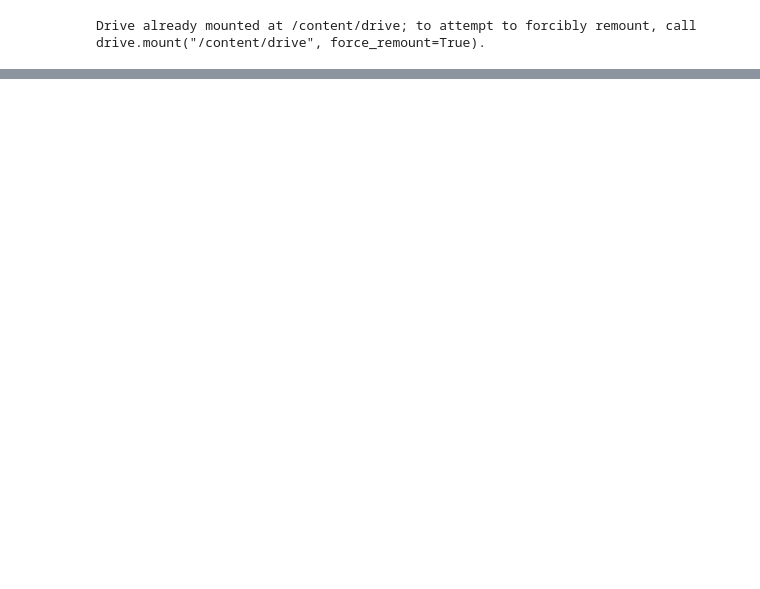
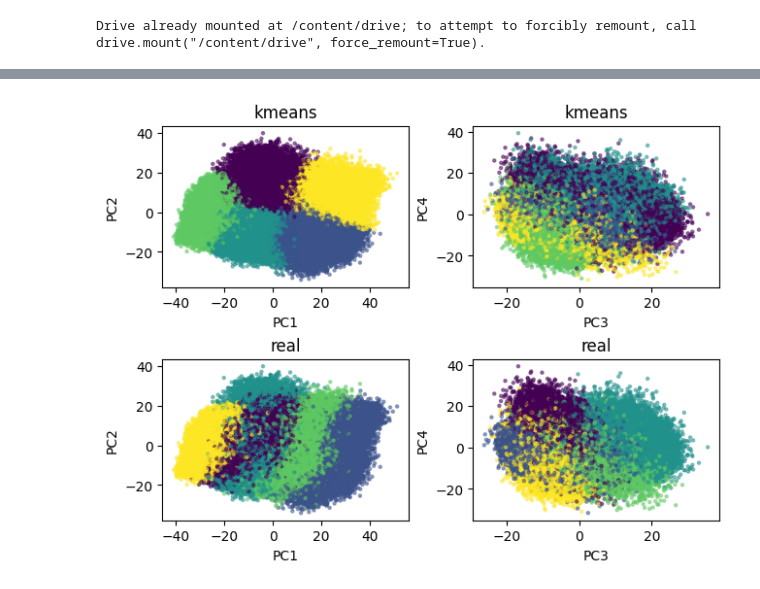
Before and after one commit to Ignacio-Ibarra/unsupervised-rice-image-segmentation, a Jupyter notebook: notebook_zip.ipynb, the cells around one changed output, grey strips where cells are left out. Saved outputs shown, nothing was run; the diff lists cells and outputs as text; code cells hidden in the pictures; blank space fills up the shorter version.

```diff
--- a/notebook_zip.ipynb
+++ b/notebook_zip.ipynb
@@ -147,0 +185,4 @@ x = pca.transform(features)
+# %%
+#kmeans = KMeans(n_clusters=len(unique_labels))
+kmeans = KMeans(n_clusters=5)
+kmeans.fit(x)
@@ -147,0 +200,25 @@ x = pca.transform(features)
+# %%
+fig, axs = plt.subplots(2,2)
+axs[0,0].scatter(x[:,0],x[:,1],s=5,c=kmeans.labels_, alpha=0.5)
+axs[0,0].set_xlabel('PC1')
+axs[0,0].set_ylabel('PC2')
+axs[0,1].scatter(x[:,2],x[:,3],s=5,c=kmeans.labels_, alpha=0.5)
+axs[0,1].set_xlabel('PC3')
+axs[0,1].set_ylabel('PC4')
+
+
+axs[1,0].scatter(x[:,0],x[:,1],s=5,c=y_train_test, alpha=0.5)
+axs[1,0].set_xlabel('PC1')
+axs[1,0].set_ylabel('PC2')
+axs[1,1].scatter(x[:,2],x[:,3],s=5,c=y_train_test, alpha=0.5)
+axs[1,1].set_xlabel('PC3')
+axs[1,1].set_ylabel('PC4')
+
+
+axs[0,0].set_title('kmeans')
+axs[0,1].set_title('kmeans')
+axs[1,0].set_title('real')
+axs[1,1].set_title('real')
+fig.set_constrained_layout('constrained')
+# %% [output]
+[figure, added]
```
Also changed, not shown: parts of 17 cells of this notebook.
